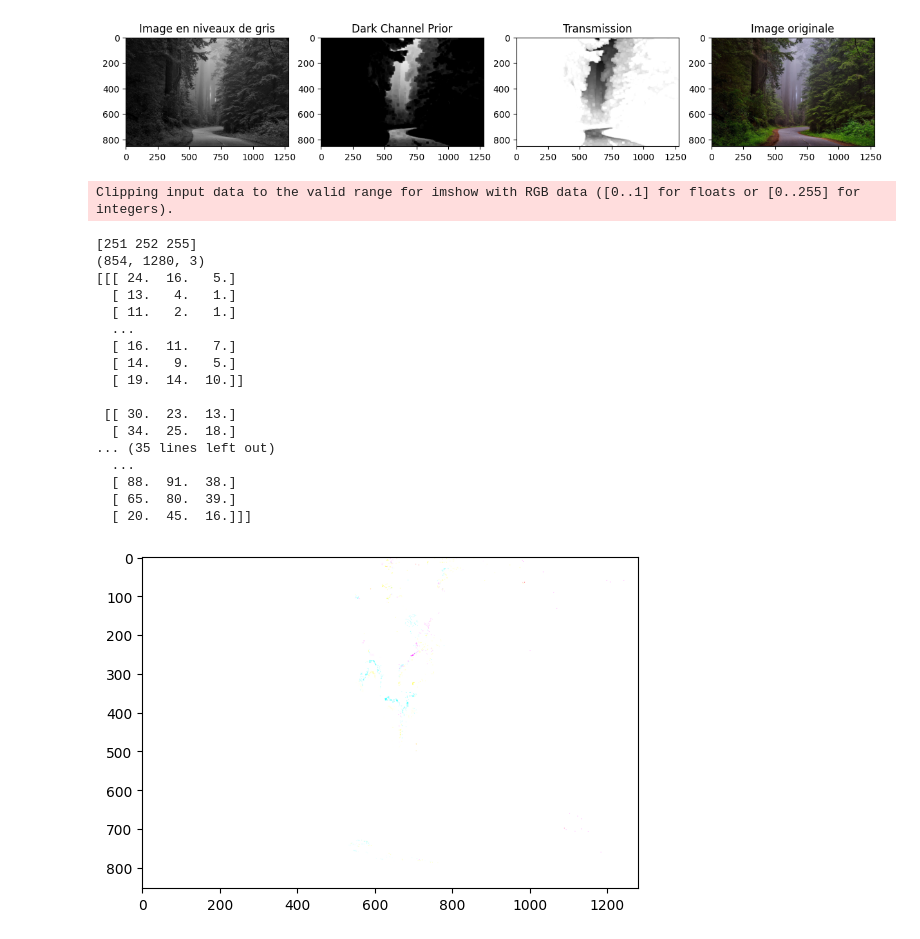
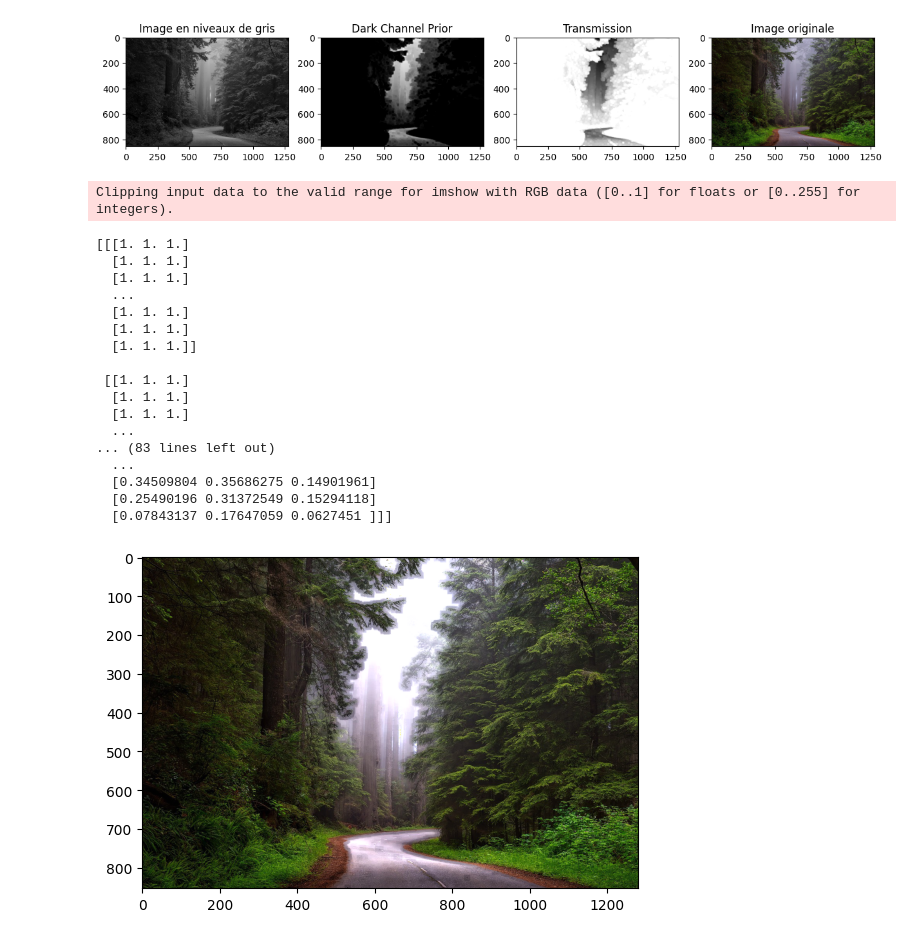
Before and after one commit to antoineverier/implementation-haze-removal, a Jupyter notebook: CompteRendu.ipynb, the cells around one changed output. Drawn from its saved outputs; the diff is of its cells as text; code cells hidden in the pictures.

```diff
--- a/CompteRendu.ipynb
+++ b/CompteRendu.ipynb
@@ -12,10 +12,13 @@ from haze_functions import dark_channel, atmosphere_light, transmission
 # %%
 im = skio.imread("haze_image/trees-1587301_1280.jpg")
 
-darkchannel = dark_channel(im,19)
+darkchannel = dark_channel(im,15)
 
 image_gray = np.mean(im, axis=2).astype(np.uint8)
 
 lol = atmosphere_light(im, darkchannel, 0.001)
 
-t = transmission(im, lol, 0.95, 19)
+t = transmission(im, lol, 0.95, 15)
+print(t)
+t2 = transmission(im, lol, 0.90, 15)
+print(t2)
@@ -39,34 +57,33 @@ plt.show()
 # %%
 def haze_remove(im, A, t, t0):
     reshaped_t = t[:, :, np.newaxis].repeat(3, axis=2)
-    print(A)
+    print(reshaped_t)
 
-    withouthaze = (im-A)/np.maximum(reshaped_t, t0) + A
-    withouthaze = withouthaze-255
-    return withouthaze%255
+    radiance= (im-A)/reshaped_t + A
+    return (radiance-255)/255
 
-final = haze_remove(im, lol, t, 0.1)
+final = haze_remove(im, lol, t, 0.2)
 print(np.shape(final))
 print(final)
 plt.imshow(final)
 plt.show()
 # %% [output]
 Clipping input data to the valid range for imshow with RGB data ([0..1] for floats or [0..255] for integers).
-[251 252 255]
-(854, 1280, 3)
-[[[ 24.  16.   5.]
-  [ 13.   4.   1.]
-  [ 11.   2.   1.]
+[[[1. 1. 1.]
+  [1. 1. 1.]
+  [1. 1. 1.]
   ...
-  [ 16.  11.   7.]
-  [ 14.   9.   5.]
-  [ 19.  14.  10.]]
+  [1. 1. 1.]
+  [1. 1. 1.]
+  [1. 1. 1.]]
 
- [[ 30.  23.  13.]
-  [ 34.  25.  18.]
-... (35 lines left out)
+ [[1. 1. 1.]
+  [1. 1. 1.]
+  [1. 1. 1.]
   ...
-  [ 88.  91.  38.]
-  [ 65.  80.  39.]
-  [ 20.  45.  16.]]]
+... (83 lines left out)
+  ...
+  [0.34509804 0.35686275 0.14901961]
+  [0.25490196 0.31372549 0.15294118]
+  [0.07843137 0.17647059 0.0627451 ]]]
-[figure, old version]
+[figure, new version]
```
Also changed, not shown: parts of 1 cell of this notebook, 1 other file.
